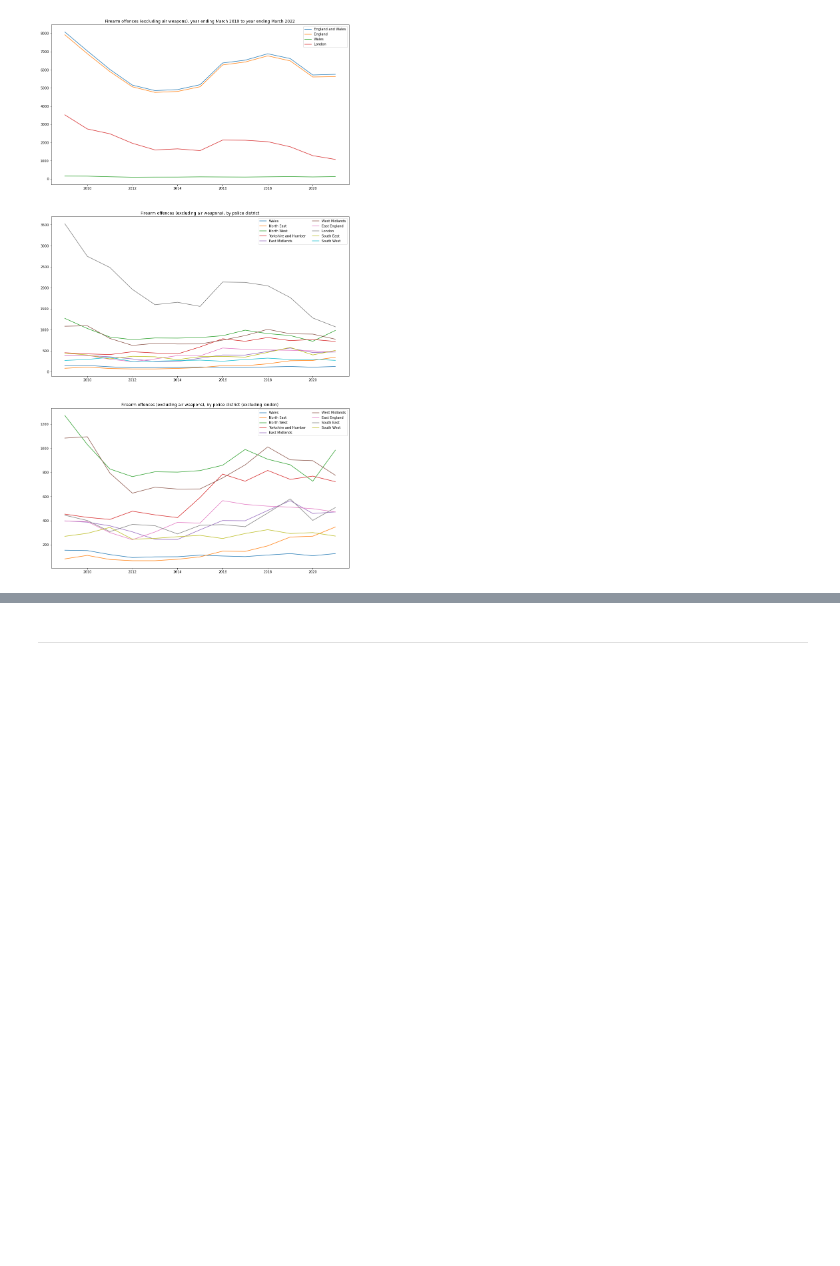
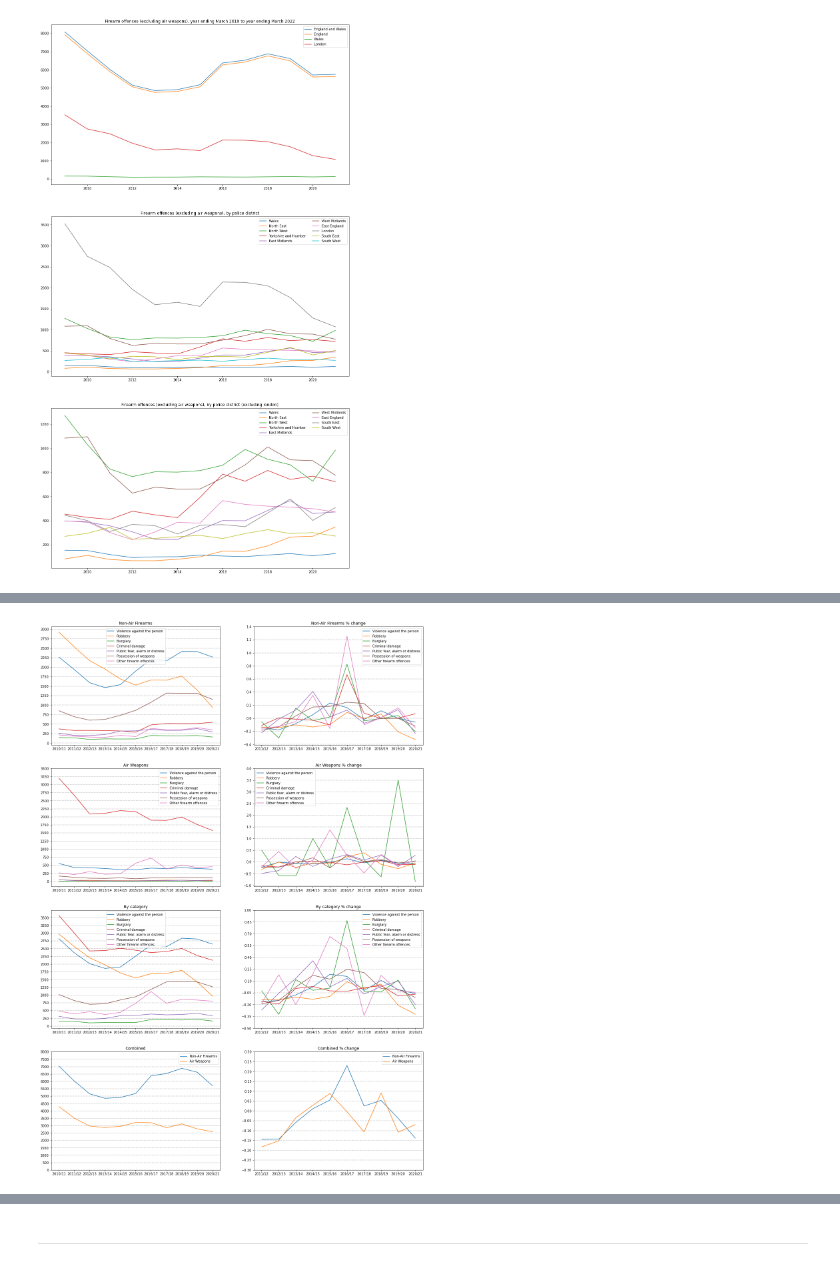
Before and after one commit to dgrinbe/London_Crime_Statistics, a Jupyter notebook: London Crime Analysis.ipynb, the cells around one changed output, grey strips where cells are left out. Cells and saved outputs as stored; diff of their text form; code cells hidden in the pictures; blank space fills up the shorter version.

```diff
--- a/London Crime Analysis.ipynb
+++ b/London Crime Analysis.ipynb
@@ -65,0 +136,93 @@ plt.show()
+# %%
+fig,ax=plt.subplots(4,2,figsize=(20,30))
+
+
+#line charts
+
+#df_offense_group.iloc[1][1:].pct_change()
+for i in range(7):
+    ax[0,0].plot(df_offense_group.columns.to_list()[1:],df_offense_group.iloc[i][1:].to_list(),label=df_offense_group.iloc[i][0])
+    ax[1,0].plot(df_offense_group.columns.to_list()[1:],df_offense_group.iloc[(i+7)][1:].to_list(),label=df_offense_group.iloc[(i+7)][0])
+
+for i in range(7):
+    ax[2,0].plot(df_offense_group.columns.to_list()[1:],(df_offense_group.iloc[[i,(i+7)]].sum()).to_list()[1:],label=df_offense_group.iloc[i][0])
+
+
+ax[3,0].plot(df_offense_group.columns.to_list()[1:],df_offense_group.iloc[:7].sum()[1:],label='Non-Air Firearms')
+ax[3,0].plot(df_offense_group.columns.to_list()[1:],df_offense_group.iloc[7:].sum()[1:],label='Air Weapons')
+
+
+
+
+ax[0,0].set_title("Non-Air Firearms")
+ax[1,0].set_title("Air Weapons")
+ax[2,0].set_title("By category")
+ax[3,0].set_title("Combined")
+
+ax[0,0].legend(loc='best')
+ax[1,0].legend(loc='best')
+ax[2,0].legend(loc='best')
+ax[3,0].legend(loc='best')
+
+# ############ pct change
+
+
+for i in range(7):
+    ax[0,1].plot(df_offense_group.columns.to_list()[1:],df_offense_group.iloc[i][1:].pct_change().to_list(),label=df_offense_group.iloc[i][0])
+    ax[1,1].plot(df_offense_group.columns.to_list()[1:],df_offense_group.iloc[(i+7)][1:].pct_change().to_list(),label=df_offense_group.iloc[(i+7)][0])
+
+for i in range(7):
+    ax[2,1].plot(df_offense_group.columns.to_list()[1:],df_offense_group.iloc[[i,(i+7)]].sum()[1:].pct_change().to_list(),label=df_offense_group.iloc[i][0])
+
+ax[3,1].plot(df_offense_group.columns.to_list()[1:],df_offense_group.iloc[:7].sum()[1:].pct_change(),label='Non-Air Firearms')
+ax[3,1].plot(df_offense_group.columns.to_list()[1:],df_offense_group.iloc[7:].sum()[1:].pct_change(),label='Air Weapons')
+
+ax[0,1].set_title("Non-Air Firearms % change")
+ax[1,1].set_title("Air Weapons % change")
+ax[2,1].set_title("By category % change")
+ax[3,1].set_title("Combined % change")
+
+ax[0,1].legend(loc='best')
+ax[1,1].legend(loc='best')
+ax[2,1].legend(loc='best')
+ax[3,1].legend(loc='best')
+
+
+ax[0,1].set_yticks(list(np.linspace(-.4,1.4,num=10)))
+for i in list(np.linspace(-.4,1.4,num=10)):
+    ax[0,1].axhline(i,alpha=.2,color='black',linestyle='--')
+
+ax[1,1].set_yticks(list(np.linspace(-1,4,num=11)))
+for i in list(np.linspace(-1,4,num=11)):
+    ax[1,1].axhline(i,alpha=.2,color='black',linestyle='--')
+
+
+ax[2,1].set_yticks(list(np.linspace(-.5,1,num=11)))
+for i in list(np.linspace(-.5,1,num=11)):
+    ax[2,1].axhline(i,alpha=.2,color='black',linestyle='--')
+
+ax[3,1].set_yticks(list(np.linspace(-.3,.3,num=13)))
+for i in list(np.linspace(-.3,.3,num=13)):
+    ax[3,1].axhline(i,alpha=.2,color='black',linestyle='--')
+##########
+ax[0,0].set_yticks(range(0,3250,250))
+for i in range(0,3250,250):
+    ax[0,0].axhline(i,alpha=.2,color='black',linestyle='--')
+
+ax[1,0].set_yticks(range(0,3550,250))
+for i in range(0,3550,250):
+    ax[1,0].axhline(i,alpha=.2,color='black',linestyle='--')
+
+ax[2,0].set_yticks(range(0,3550,250))
+for i in range(0,3550,250):
+    ax[2,0].axhline(i,alpha=.2,color='black',linestyle='--')
+
+ax[3,0].set_yticks(range(0,8500,500))
+for i in range(0,8500,500):
+    ax[3,0].axhline(i,alpha=.2,color='black',linestyle='--')
+
+######
+
+plt.show()
+# %% [output]
+[figure, added]
```
Also changed, not shown: parts of 10 cells of this notebook, 1 other file.
